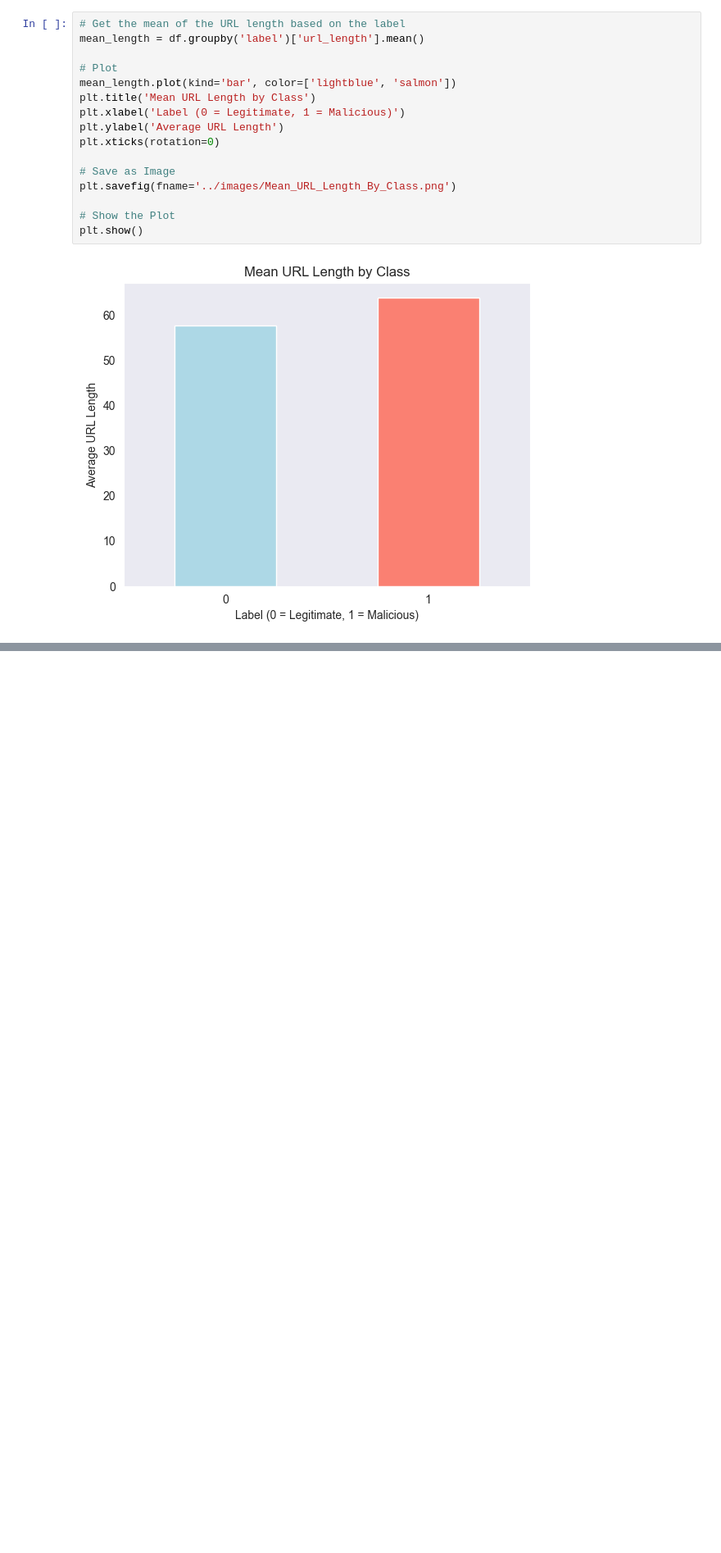
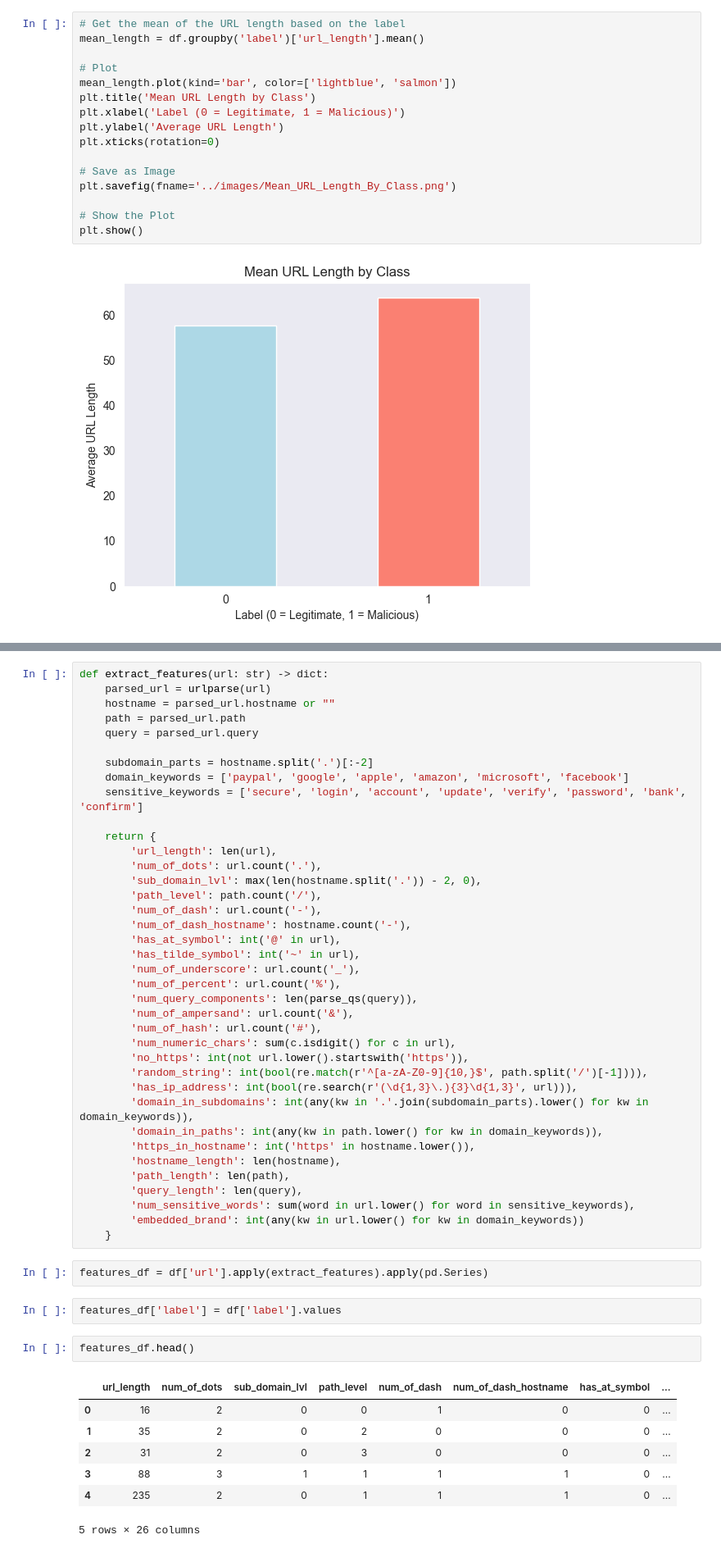
Before and after one commit to otuemre/EmailPhishingDetection, a Jupyter notebook: notebooks/02_url_training.ipynb, the cells around one changed output, grey strips where cells are left out. Shown at 82% size. Saved outputs shown, nothing was run; the diff lists cells and outputs as text; blank space fills up the shorter version.

Commit message:
Extract the features

```diff
--- a/notebooks/02_url_training.ipynb
+++ b/notebooks/02_url_training.ipynb
@@ -201,0 +207,52 @@ plt.show()
+# %%
+def extract_features(url: str) -> dict:
+    parsed_url = urlparse(url)
+    hostname = parsed_url.hostname or ""
+    path = parsed_url.path
+    query = parsed_url.query
+
+    subdomain_parts = hostname.split('.')[:-2]
+    domain_keywords = ['paypal', 'google', 'apple', 'amazon', 'microsoft', 'facebook']
+    sensitive_keywords = ['secure', 'login', 'account', 'update', 'verify', 'password', 'bank', 'confirm']
+
+    return {
+        'url_length': len(url),
+        'num_of_dots': url.count('.'),
+        'sub_domain_lvl': max(len(hostname.split('.')) - 2, 0),
+        'path_level': path.count('/'),
+        'num_of_dash': url.count('-'),
+        'num_of_dash_hostname': hostname.count('-'),
+        'has_at_symbol': int('@' in url),
+        'has_tilde_symbol': int('~' in url),
+        'num_of_underscore': url.count('_'),
+        'num_of_percent': url.count('%'),
+        'num_query_components': len(parse_qs(query)),
+        'num_of_ampersand': url.count('&'),
+        'num_of_hash': url.count('#'),
+        'num_numeric_chars': sum(c.isdigit() for c in url),
+        'no_https': int(not url.lower().startswith('https')),
+        'random_string': int(bool(re.match(r'^[a-zA-Z0-9]{10,}$', path.split('/')[-1]))),
+        'has_ip_address': int(bool(re.search(r'(\d{1,3}\.){3}\d{1,3}', url))),
+        'domain_in_subdomains': int(any(kw in '.'.join(subdomain_parts).lower() for kw in domain_keywords)),
+        'domain_in_paths': int(any(kw in path.lower() for kw in domain_keywords)),
+        'https_in_hostname': int('https' in hostname.lower()),
+        'hostname_length': len(hostname),
+        'path_length': len(path),
+        'query_length': len(query),
+        'num_sensitive_words': sum(word in url.lower() for word in sensitive_keywords),
+        'embedded_brand': int(any(kw in url.lower() for kw in domain_keywords))
+    }
+# %%
+features_df = df['url'].apply(extract_features).apply(pd.Series)
+# %%
+features_df['label'] = df['label'].values
+# %%
+features_df.head()
+# %% [output]
+|  | url_length | num_of_dots | sub_domain_lvl | path_level | num_of_dash | num_of_dash_hostname | has_at_symbol | ... |
+| 0 | 16 | 2 | 0 | 0 | 1 | 0 | 0 | ... |
+| 1 | 35 | 2 | 0 | 2 | 0 | 0 | 0 | ... |
+| 2 | 31 | 2 | 0 | 3 | 0 | 0 | 0 | ... |
+| 3 | 88 | 3 | 1 | 1 | 1 | 1 | 0 | ... |
+| 4 | 235 | 2 | 0 | 1 | 1 | 1 | 0 | ... |
+5 rows × 26 columns
```
Also changed, not shown: parts of 3 cells of this notebook.
